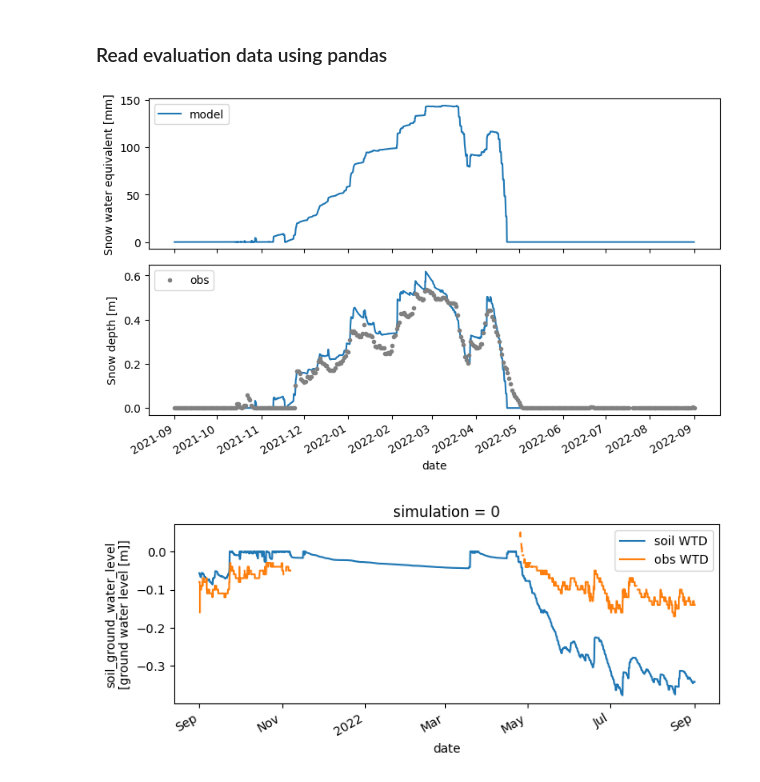
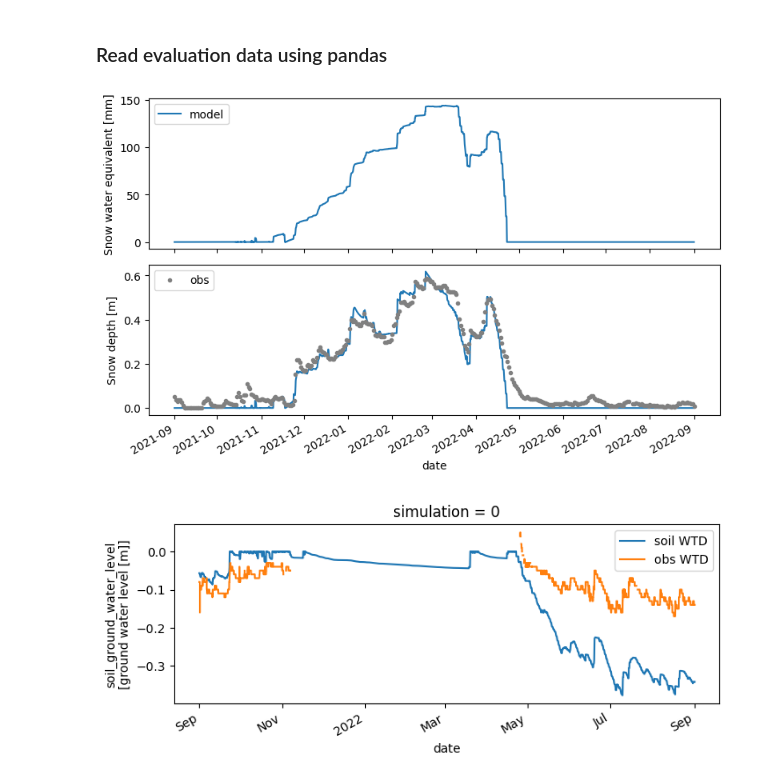
Before and after one commit to LukeEcomod/pyAPES_main, a Jupyter notebook: Examples/Demo_multi_layer_model_degero.ipynb, the cells around one changed output. Cells and saved outputs as stored; diff of their text form; code cells hidden in the pictures.

```diff
--- a/Examples/Demo_multi_layer_model_degero.ipynb
+++ b/Examples/Demo_multi_layer_model_degero.ipynb
@@ -159,32 +159,32 @@ fluxes.index.name = 'date'
 # %%
 import matplotlib.dates as mdates
 from matplotlib.ticker import NullLocator
 
 plot_start = '2020-11-01'
 plot_end = '2023-06-01'
 
 fig, (ax1, ax2) = plt.subplots(2, 1, figsize=(8, 5), sharex=True)
 
 results['ffloor_snow_water_equivalent'].sel(date=slice(plot_start, plot_end)).plot(ax=ax1, label='model')
 ax1.legend(loc='upper left')
 ax1.set_ylabel('Snow water equivalent [mm]')
 ax1.set_title('')
 
 results['ffloor_snow_depth'].sel(date=slice(plot_start, plot_end)).plot(ax=ax2)
-meteo['D_SNOW_C'].resample('D').mean()[plot_start:plot_end].plot(ax=ax2, color='gray', marker='.', linestyle='none', label='obs')
+meteo['D_SNOW'].resample('D').mean()[plot_start:plot_end].plot(ax=ax2, color='gray', marker='.', linestyle='none', label='obs')
 ax2.set_ylabel('Snow depth [m]')
 ax2.legend(loc='upper left')
 ax2.set_title('')
 
 ax2.xaxis.set_major_locator(mdates.MonthLocator(interval=1))
 ax2.xaxis.set_major_formatter(mdates.DateFormatter('%Y-%m'))
 ax2.xaxis.set_minor_locator(NullLocator())
 ax2.minorticks_off()
 ax2.tick_params(axis='x', rotation=30)
 
 plt.tight_layout()
 # %% [output]
-[figure, old version]
+[figure, new version]
 # %%
 plt.figure(0, figsize=(8, 3))
 results['soil_ground_water_level'][:,0].plot(label='soil WTD')
```
Also changed, not shown: parts of 9 cells of this notebook, 4 other files.
